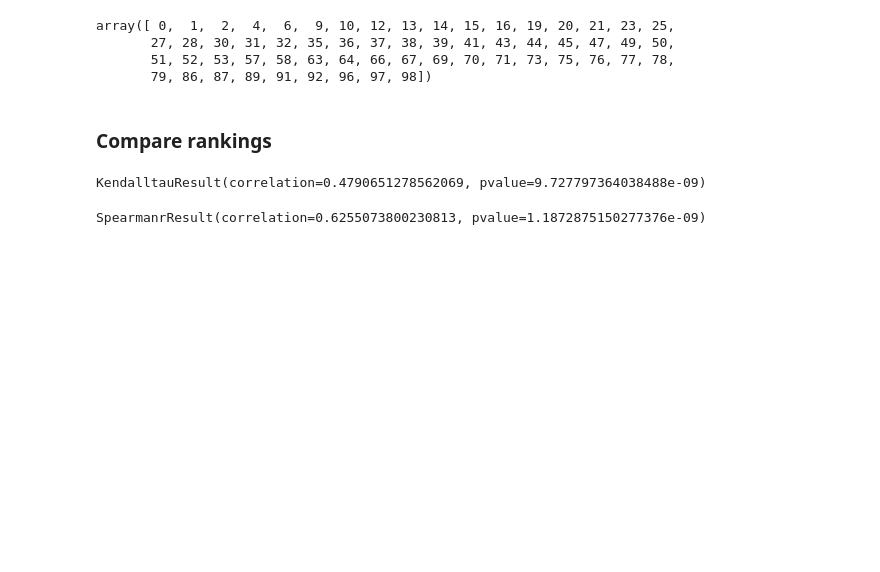
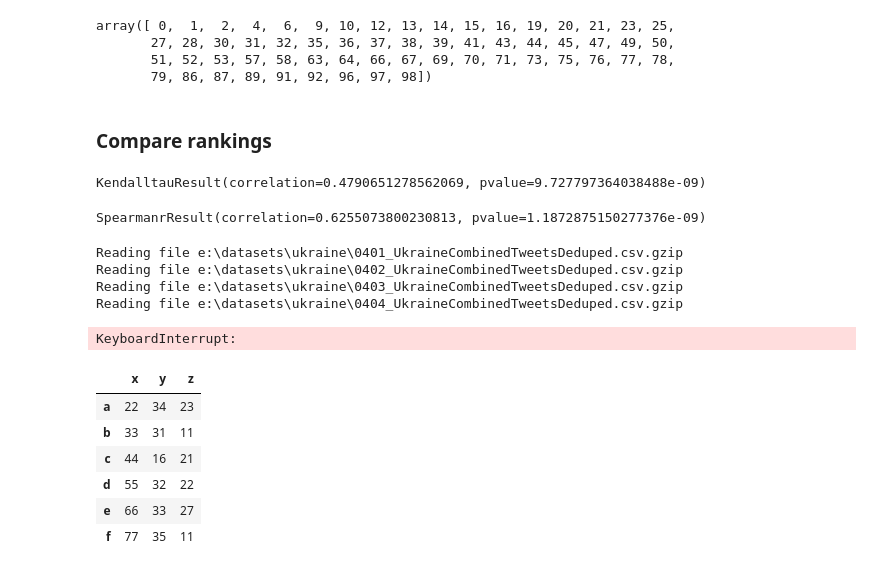
Before and after one commit to gabrielecerizza/amd_project, a Jupyter notebook: similar_tweets.ipynb, the cells around one changed output. Cells and saved outputs as stored; diff of their text form; code cells hidden in the pictures; blank space fills up the shorter version.

```diff
--- a/similar_tweets.ipynb
+++ b/similar_tweets.ipynb
@@ -1376,3 +1359,80 @@ KendalltauResult(correlation=0.4790651278562069, pvalue=9.727797364038488e-09)
 spearmanr(lsh_sims, mpnet_sims)
 # %% [output]
 SpearmanrResult(correlation=0.6255073800230813, pvalue=1.1872875150277376e-09)
+# %%
+ckpt_path = f'checkpoints/test/test1'
+model = LSHModel(
+    k=5,
+    threshold=0.1,
+    num_hashes=100,
+    shingle_hash_bits=16,
+    track_shingles=True,
+    checkpoint_path=ckpt_path
+)
+
+num_docs = 100
+
+files = []
+data_path = DATA_PATH
+
+for name in os.listdir(data_path):
+    full_path = os.path.join(data_path, name)
+    if os.path.isfile(full_path):
+        files.append(full_path)
+
+duplicates = 0
+count = num_docs
+
+with tqdm(
+    total=num_docs,
+    desc='Adding documents to model',
+    leave=False
+) as pbar:
+    for file in files:
+        if count == 0:
+            break
+
+        print(f'Reading file {file}')
+        df = pd.read_csv(
+            file,
+            compression='gzip',
+            index_col=0,
+            encoding='utf-8',
+            quoting=csv.QUOTE_ALL,
+            low_memory=False
+        )
+
+        df = df[df['language'] == 'en']
+
+        for filter_f in filtering_pipeline:
+            df['text'] = df['text'].apply(filter_f)
+
+        df_unique = df.drop_duplicates(subset=['text'])
+        duplicates += len(df) - len(df_unique)
+# %% [output]
+Reading file e:\datasets\ukraine\0401_UkraineCombinedTweetsDeduped.csv.gzip
+Reading file e:\datasets\ukraine\0402_UkraineCombinedTweetsDeduped.csv.gzip
+Reading file e:\datasets\ukraine\0403_UkraineCombinedTweetsDeduped.csv.gzip
+Reading file e:\datasets\ukraine\0404_UkraineCombinedTweetsDeduped.csv.gzip
+KeyboardInterrupt:
+# %%
+# List of Tuples
+matrix = [('22', '34', '23'),
+         ('33', '31', '11'),
+         ('44', '16', '21'),
+         ('55', '32', '22'),
+         ('66', '33', '27'),
+         ('77', '35', '11')
+         ]
+# Create a DataFrame object
+dfObj = pd.DataFrame(matrix, columns=list('xyz'), index=list('abcdef'))
+# %%
+dfObj
+# %% [output]
+|  | x | y | z |
+| a | 22 | 34 | 23 |
+| b | 33 | 31 | 11 |
+| c | 44 | 16 | 21 |
+| d | 55 | 32 | 22 |
+| e | 66 | 33 | 27 |
+| f | 77 | 35 | 11 |
```
Also changed, not shown: parts of 11 cells of this notebook, 8 other files.
